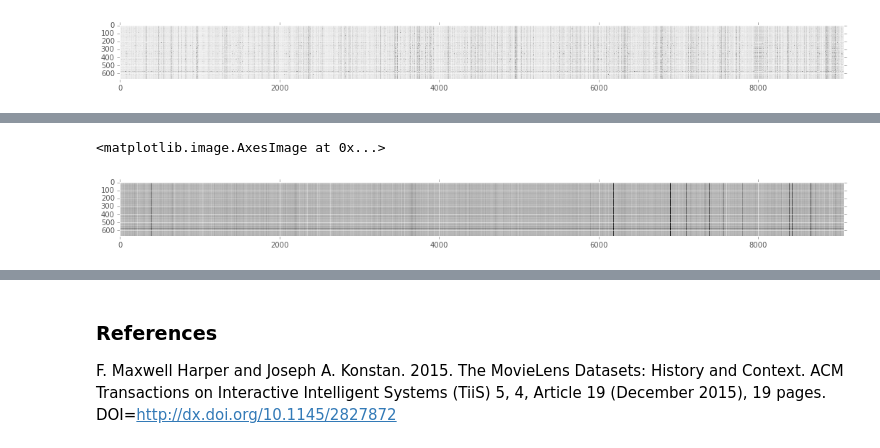
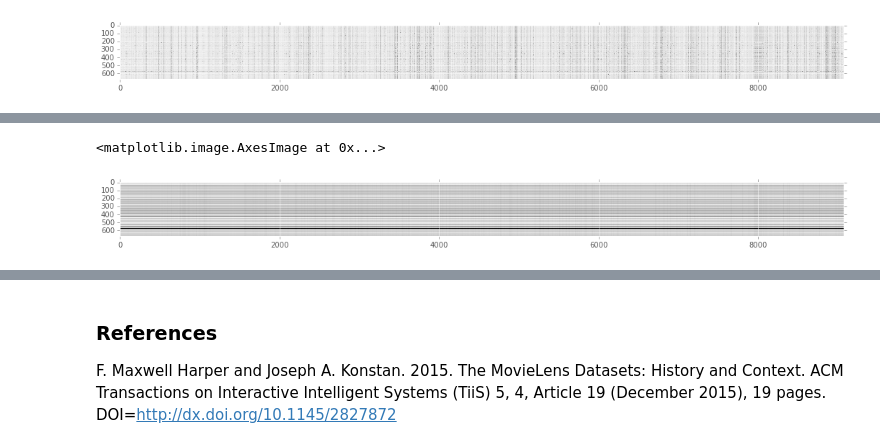
Before and after one commit to cheyuanl/MovieRecom, a Jupyter notebook: notebook/MovieRecom_MidReport.ipynb, the cells around one changed output, grey strips where cells are left out. Saved outputs shown, nothing was run; the diff lists cells and outputs as text; code cells hidden in the pictures.

Commit message:
example figures

```diff
--- a/notebook/MovieRecom_MidReport.ipynb
+++ b/notebook/MovieRecom_MidReport.ipynb
@@ -285,3 +285,9 @@ plt.imshow(np.log(U_cf.dot(V_cf.T)), cmap=plt.cm.gray, interpolation="nearest")
 # %% [output]
 <matplotlib.image.AxesImage at 0x...>
 [figure]
+# %%
+V_lr = lr.process(imdb_movies, idxToLenId, links, features = ['year', 'votes', 'runtimes'])
+U_lr = lr.train(X_tr, V_lr, lam = 1)
+
+fig = plt.figure(figsize=(18, 7))
+plt.imshow(np.log(U_lr.dot(V_lr.T)), cmap=plt.cm.gray, interpolation="nearest")
@@ -288,6 +297,9 @@ plt.imshow(np.log(U_cf.dot(V_cf.T)), cmap=plt.cm.gray, interpolation="nearest")
 # %%
+V_lr = lr.process(imdb_movies, idxToLenId, links, features = ['year'])
+U_lr = lr.train(X_tr, V_lr, lam = 1)
+
 fig = plt.figure(figsize=(18, 7))
 plt.imshow(np.log(U_lr.dot(V_lr.T)), cmap=plt.cm.gray, interpolation="nearest")
 # %% [output]
 <matplotlib.image.AxesImage at 0x...>
-[figure, old version]
+[figure, new version]
```
Also changed, not shown: parts of 3 cells of this notebook.
